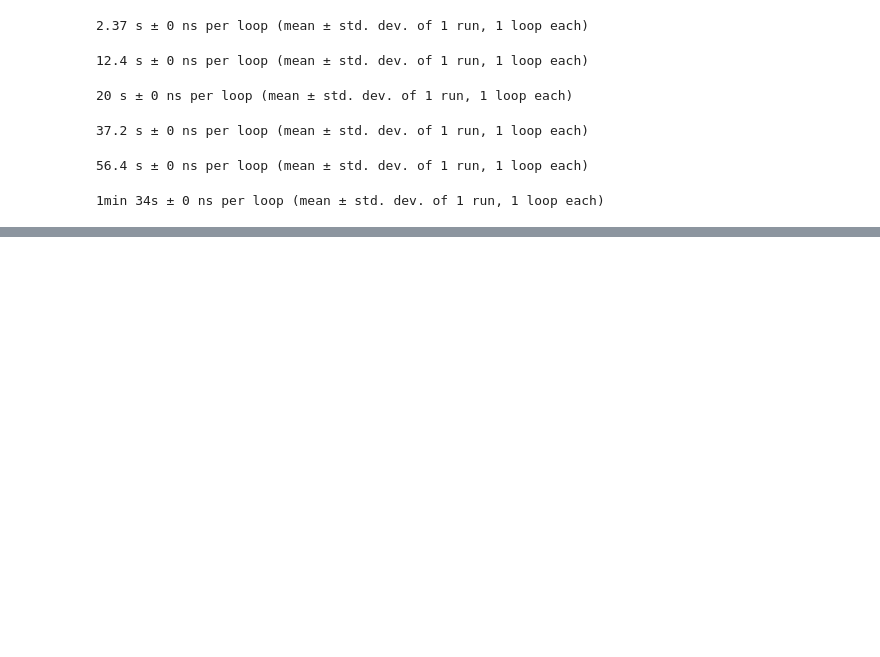
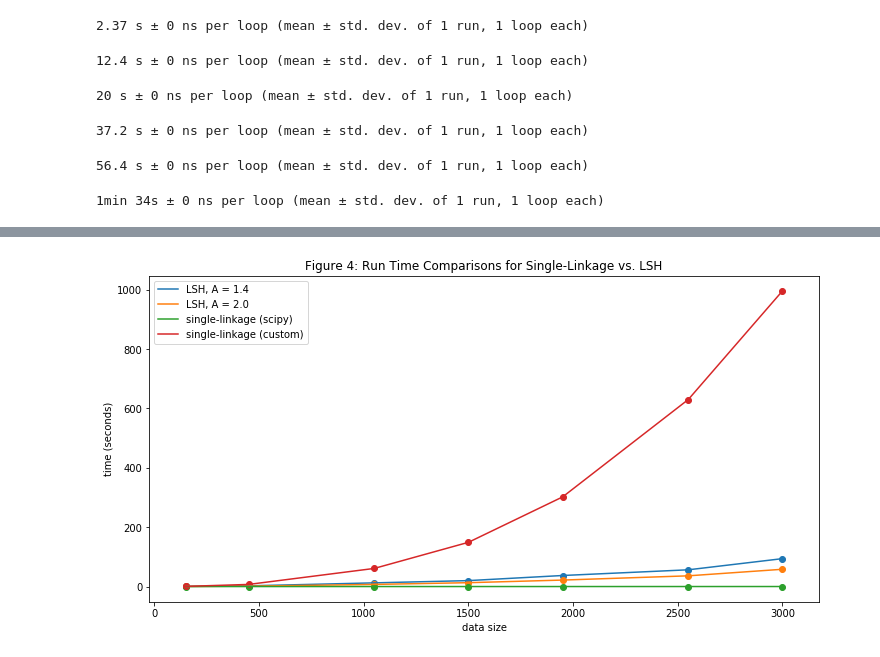
Before and after one commit to lisalebovici/LSHLinkClustering, a Jupyter notebook: code/iris run times.ipynb, the cells around one changed output, grey strips where cells are left out. Drawn from its saved outputs; the diff is of its cells as text; code cells hidden in the pictures; blank space fills up the shorter version.

Commit message:
fake data sets, more writing

```diff
--- a/code/iris run times.ipynb
+++ b/code/iris run times.ipynb
@@ -347,0 +349,29 @@ lsh_A14_x = [150, 450, 1050, 1500, 1950, 2550, 3000]
+# %%
+lsh_A14_y = [.46, 2.37, 12.4, 20, 37.2, 56.4, 94]
+lsh_A14_x = [150, 450, 1050, 1500, 1950, 2550, 3000]
+
+lsh_A20_x = [150, 450, 1050, 1500, 1950, 2550, 3000]
+lsh_A20_y = [.285, 1.31, 7.15, 13, 21.8, 36.1, 58.2]
+
+sci_x = [150, 450, 1050, 1500, 1950, 2550, 3000]
+sci_y = [0.000215, 0.00136, 0.00996, 0.0187, 0.0341, 0.0592, 0.0843]
+
+single_x = [150, 450, 1050, 1500, 1950, 2550, 3000]
+single_y = [0.530, 7.13, 61, 149, 302, 630, 996]
+
+plt.scatter(lsh_A14_x, lsh_A14_y)
+plt.plot(lsh_A14_x, lsh_A14_y, label = 'LSH, A = 1.4')
+plt.scatter(lsh_A20_x, lsh_A20_y)
+plt.plot(lsh_A20_x, lsh_A20_y, label = 'LSH, A = 2.0')
+plt.scatter(sci_x, sci_y)
+plt.plot(sci_x, sci_y, label = 'single-linkage (scipy)')
+plt.scatter(single_x, single_y)
+plt.plot(single_x, single_y, label = 'single-linkage (custom)')
+plt.legend(loc = 'upper left')
+plt.xlabel('data size')
+plt.ylabel('time (seconds)')
+plt.title('Figure 4: Run Time Comparisons for Single-Linkage vs. LSH')
+plt.gcf().set_size_inches(12, 6)
+plt.show();
+# %% [output]
+[figure, added]
```
Also changed, not shown: parts of 28 cells of this notebook, 5 other files.
